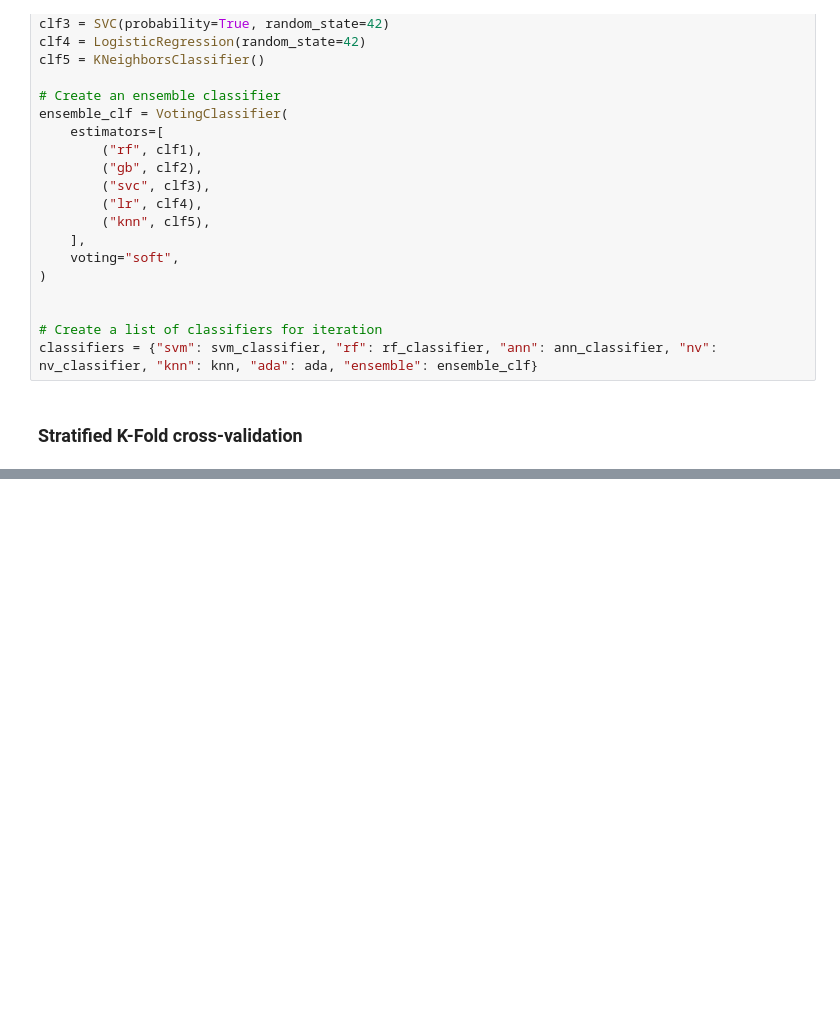
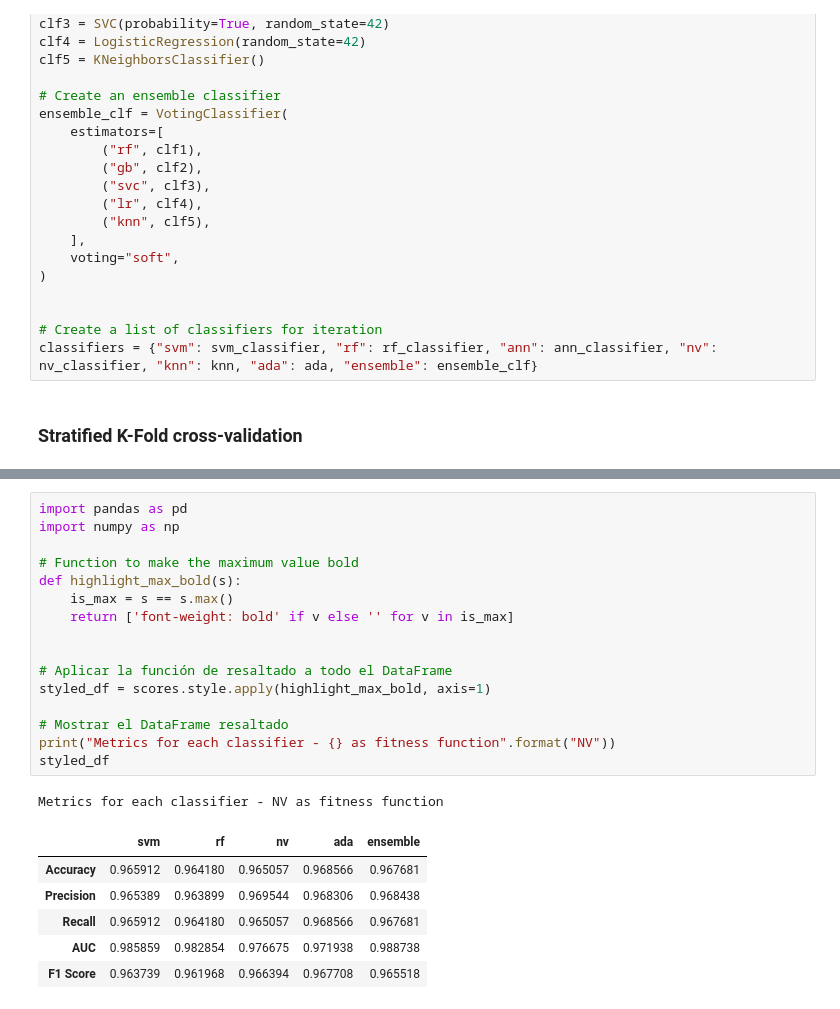
Before and after one commit to VictoriaOG1/wrapper_data_mining, a Jupyter notebook: summary_results.ipynb, the cells around one changed output, grey strips where cells are left out. Saved outputs shown, nothing was run; the diff lists cells and outputs as text; blank space fills up the shorter version.

```diff
--- a/summary_results.ipynb
+++ b/summary_results.ipynb
@@ -251,0 +297,24 @@ scores
+# %%
+import pandas as pd
+import numpy as np
+
+# Function to make the maximum value bold
+def highlight_max_bold(s):
+    is_max = s == s.max()
+    return ['font-weight: bold' if v else '' for v in is_max]
+
+
+# Aplicar la función de resaltado a todo el DataFrame
+styled_df = scores.style.apply(highlight_max_bold, axis=1)
+
+# Mostrar el DataFrame resaltado
+print("Metrics for each classifier - {} as fitness function".format("NV"))
+styled_df
+# %% [output]
+Metrics for each classifier - NV as fitness function
+|  | svm | rf | nv | ada | ensemble |
+| Accuracy | 0.965912 | 0.964180 | 0.965057 | 0.968566 | 0.967681 |
+| Precision | 0.965389 | 0.963899 | 0.969544 | 0.968306 | 0.968438 |
+| Recall | 0.965912 | 0.964180 | 0.965057 | 0.968566 | 0.967681 |
+| AUC | 0.985859 | 0.982854 | 0.976675 | 0.971938 | 0.988738 |
+| F1 Score | 0.963739 | 0.961968 | 0.966394 | 0.967708 | 0.965518 |
```
Also changed, not shown: parts of 9 cells of this notebook, 2 other files.
